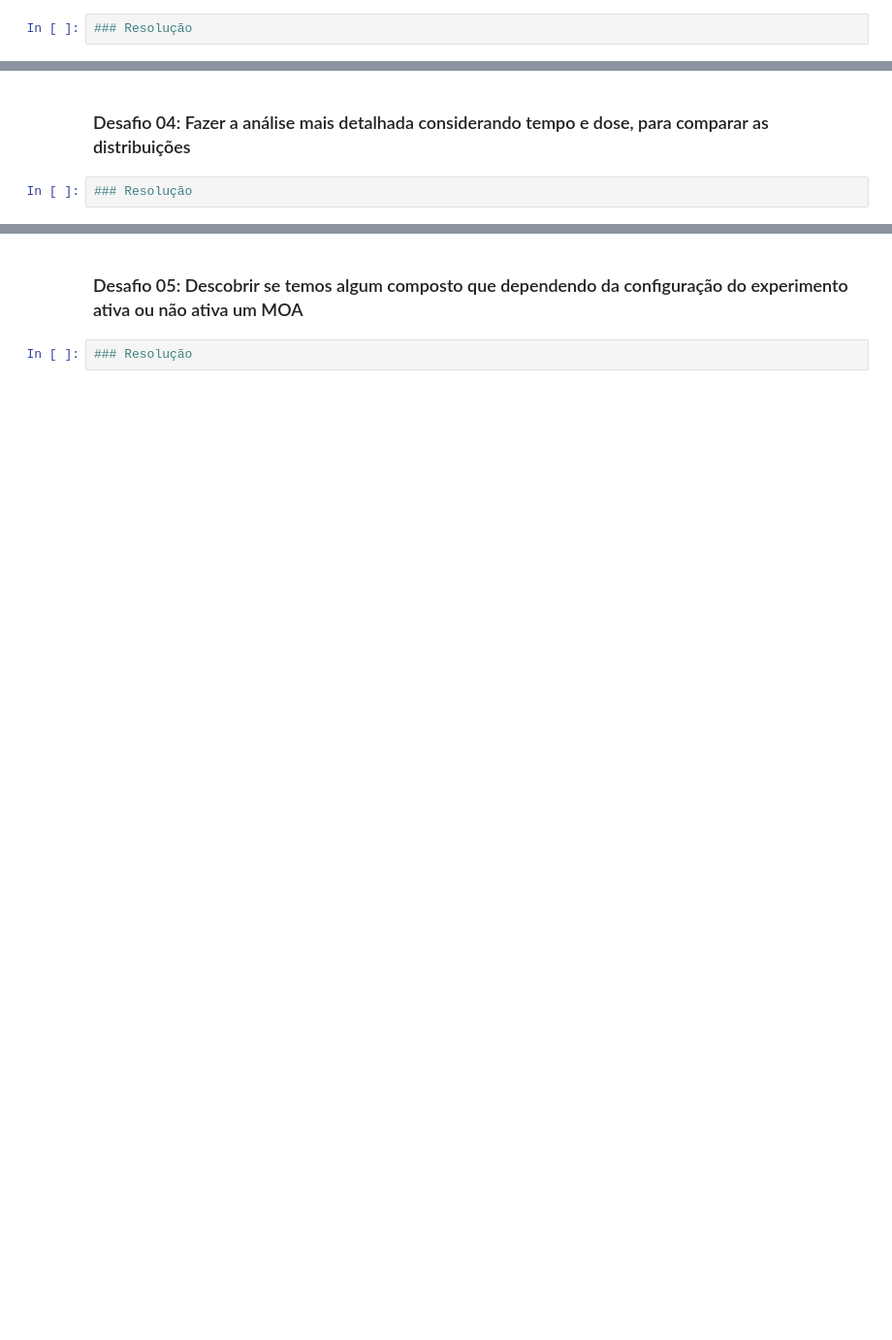
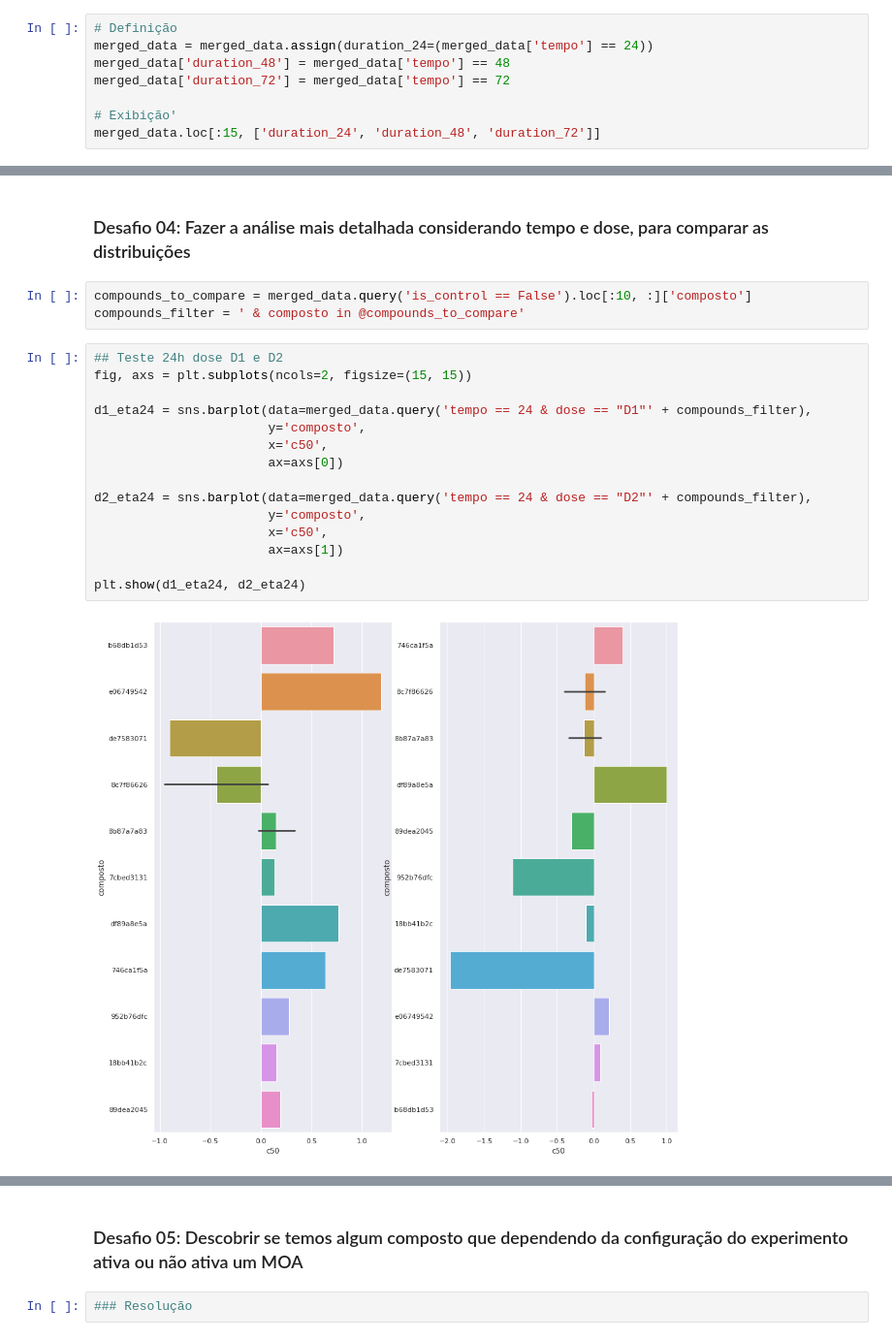
Before and after one commit to marcelsby/alura-imersao-dados-2021, a Jupyter notebook: src/Imersão Dados.ipynb, the cells around one changed output, grey strips where cells are left out. Shown at 97% size. Saved outputs shown, nothing was run; the diff lists cells and outputs as text; blank space fills up the shorter version.

Commit message:
Dia 4: Desafio 4 a ser finalizado
- Falta alinhar os plots para ficar melhor a visualização

```diff
--- a/src/Imersão Dados.ipynb
+++ b/src/Imersão Dados.ipynb
@@ -905,4 +888,10 @@ merged_data.groupby('is_control')
 # %% [markdown]
 ### Desafio 03: Criar três colunas para indicar o tempo utilizando o mesmo método do desafio acima (Escolher uma droga e comparar com o controle)
 # %%
-### Resolução
+# Definição
+merged_data = merged_data.assign(duration_24=(merged_data['tempo'] == 24))
+merged_data['duration_48'] = merged_data['tempo'] == 48
+merged_data['duration_72'] = merged_data['tempo'] == 72
+
+# Exibição'
+merged_data.loc[:15, ['duration_24', 'duration_48', 'duration_72']]
@@ -909,4 +916,22 @@ merged_data.groupby('is_control')
 # %% [markdown]
 ### Desafio 04: Fazer a análise mais detalhada considerando tempo e dose, para comparar as distribuições
-# %%
-### Resolução
+# %%
+compounds_to_compare = merged_data.query('is_control == False').loc[:10, :]['composto']
+compounds_filter = ' & composto in @compounds_to_compare'
+# %%
+## Teste 24h dose D1 e D2
+fig, axs = plt.subplots(ncols=2, figsize=(15, 15))
+
+d1_eta24 = sns.barplot(data=merged_data.query('tempo == 24 & dose == "D1"' + compounds_filter),
+                       y='composto',
+                       x='c50',
+                       ax=axs[0])
+
+d2_eta24 = sns.barplot(data=merged_data.query('tempo == 24 & dose == "D2"' + compounds_filter),
+                       y='composto',
+                       x='c50',
+                       ax=axs[1])
+
+plt.show(d1_eta24, d2_eta24)
+# %% [output]
+[figure, added]
```
Also changed, not shown: parts of 10 cells of this notebook.
